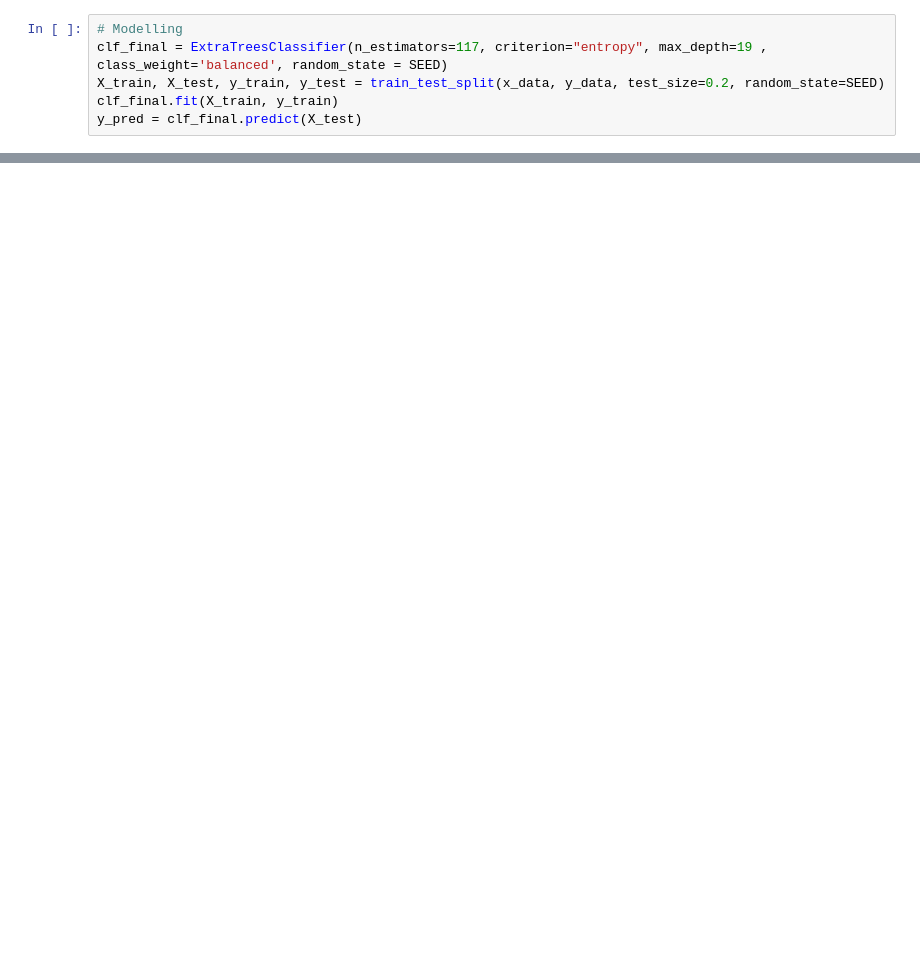
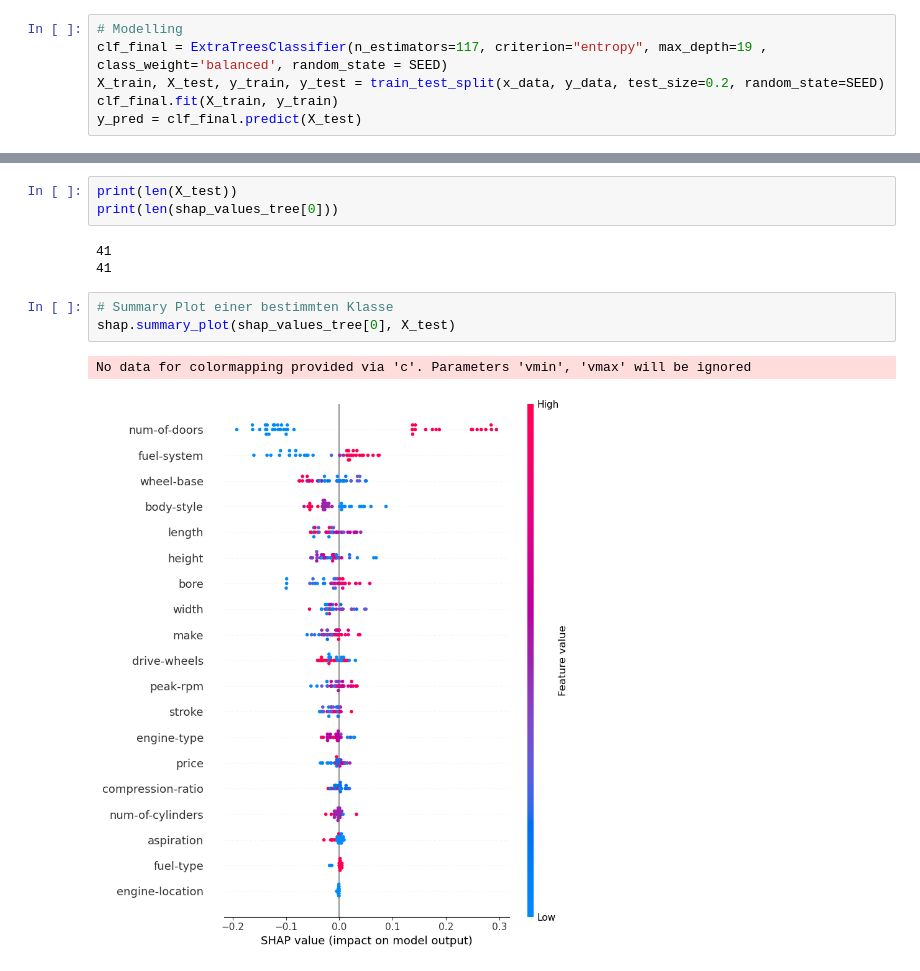
Before and after one commit to KingKai69/VisualAnalytics, a Jupyter notebook: VA_Classification.ipynb, the cells around one changed output, grey strips where cells are left out. Drawn from its saved outputs; the diff is of its cells as text; blank space fills up the shorter version.

```diff
--- a/VA_Classification.ipynb
+++ b/VA_Classification.ipynb
@@ -593 +688,13 @@ shap.force_plot(explainer_tree.expected_value[0], shap_values_tree[0], X_test)
+# %%
+print(len(X_test))
+print(len(shap_values_tree[0]))
+# %% [output]
+41
+41
+# %%
+# Summary Plot einer bestimmten Klasse
+shap.summary_plot(shap_values_tree[0], X_test)
+# %% [output]
+No data for colormapping provided via 'c'. Parameters 'vmin', 'vmax' will be ignored
+[figure, added]
 # %%
```
Also changed, not shown: parts of 30 cells of this notebook, 2 other files.
